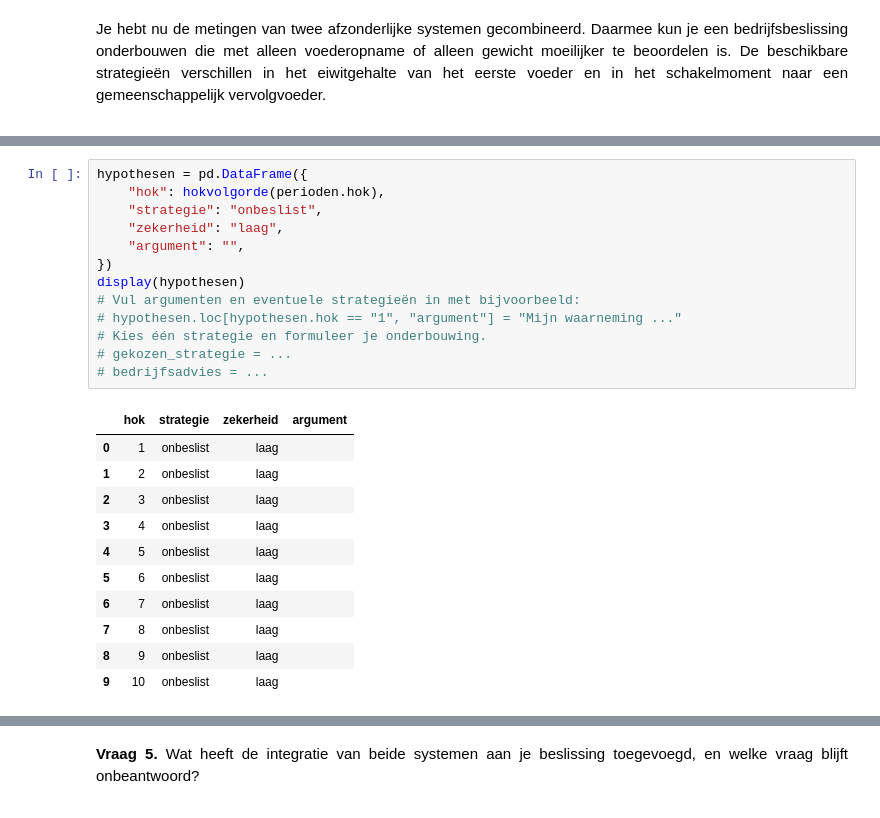
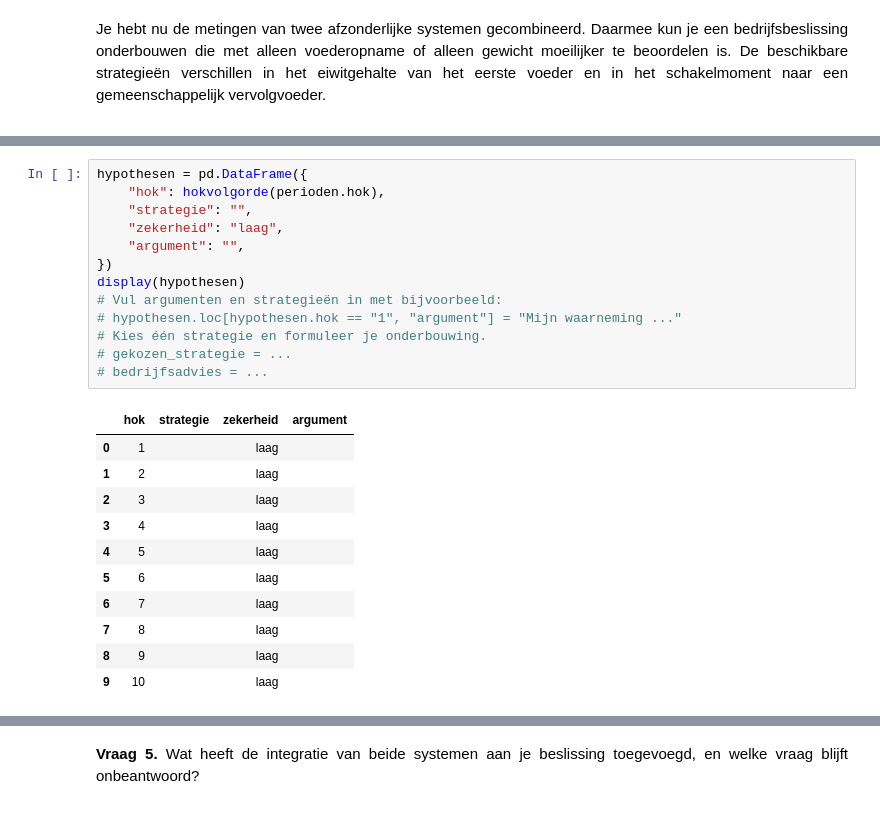
Before and after one commit to lanupro-analytics/starten-met-iot, a Jupyter notebook: docent/notebooks/08_nieuwe_gegevens_toevoegen_en_interpreteren.ipynb, the cells around one changed output, grey strips where cells are left out. Drawn from its saved outputs; the diff is of its cells as text.

```diff
--- a/docent/notebooks/08_nieuwe_gegevens_toevoegen_en_interpreteren.ipynb
+++ b/docent/notebooks/08_nieuwe_gegevens_toevoegen_en_interpreteren.ipynb
@@ -641,26 +712,26 @@ Kies vervolgens één van de vier strategieën voor toekomstig gebruik op het be
 # %%
 hypothesen = pd.DataFrame({
     "hok": hokvolgorde(perioden.hok),
-    "strategie": "onbeslist",
+    "strategie": "",
     "zekerheid": "laag",
     "argument": "",
 })
 display(hypothesen)
-# Vul argumenten en eventuele strategieën in met bijvoorbeeld:
+# Vul argumenten en strategieën in met bijvoorbeeld:
 # hypothesen.loc[hypothesen.hok == "1", "argument"] = "Mijn waarneming ..."
 # Kies één strategie en formuleer je onderbouwing.
 # gekozen_strategie = ...
 # bedrijfsadvies = ...
 # %% [output]
 |  | hok | strategie | zekerheid | argument |
-| 0 | 1 | onbeslist | laag |  |
-| 1 | 2 | onbeslist | laag |  |
-| 2 | 3 | onbeslist | laag |  |
-| 3 | 4 | onbeslist | laag |  |
-| 4 | 5 | onbeslist | laag |  |
-| 5 | 6 | onbeslist | laag |  |
-| 6 | 7 | onbeslist | laag |  |
-| 7 | 8 | onbeslist | laag |  |
-| 8 | 9 | onbeslist | laag |  |
-| 9 | 10 | onbeslist | laag |  |
+| 0 | 1 |  | laag |  |
+| 1 | 2 |  | laag |  |
+| 2 | 3 |  | laag |  |
+| 3 | 4 |  | laag |  |
+| 4 | 5 |  | laag |  |
+| 5 | 6 |  | laag |  |
+| 6 | 7 |  | laag |  |
+| 7 | 8 |  | laag |  |
+| 8 | 9 |  | laag |  |
+| 9 | 10 |  | laag |  |
 # %%
```
Also changed, not shown: parts of 12 cells of this notebook, 12 other files.
